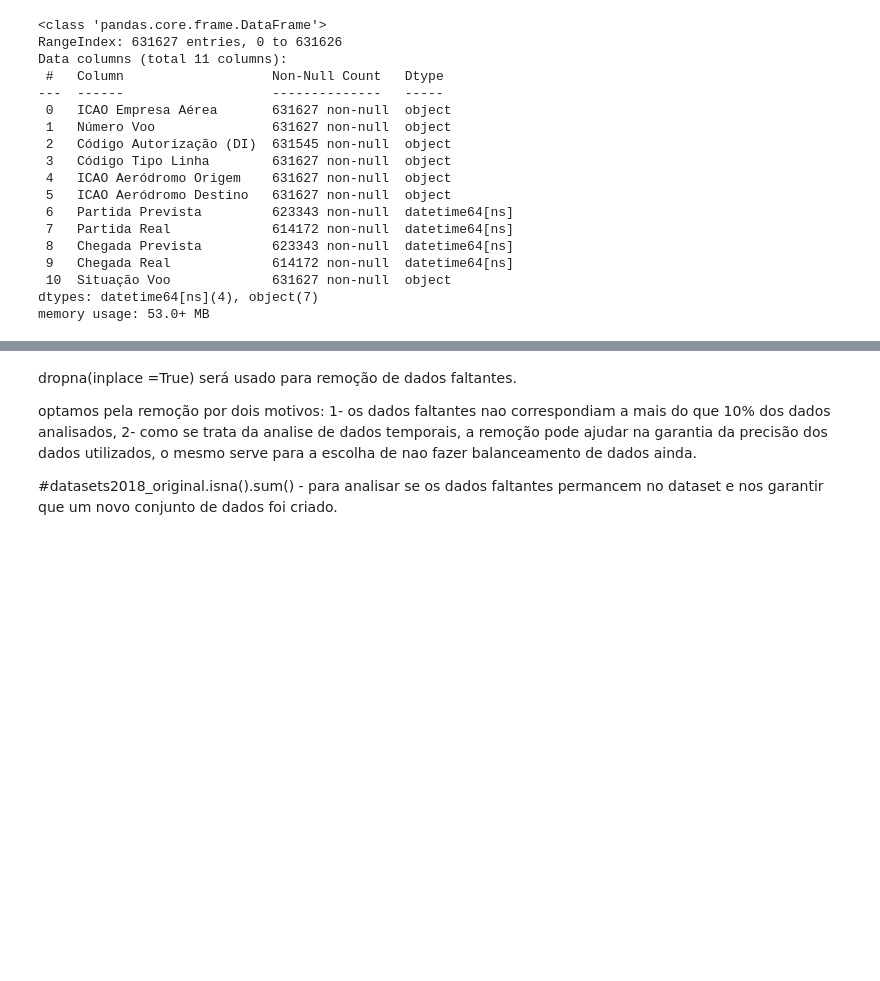
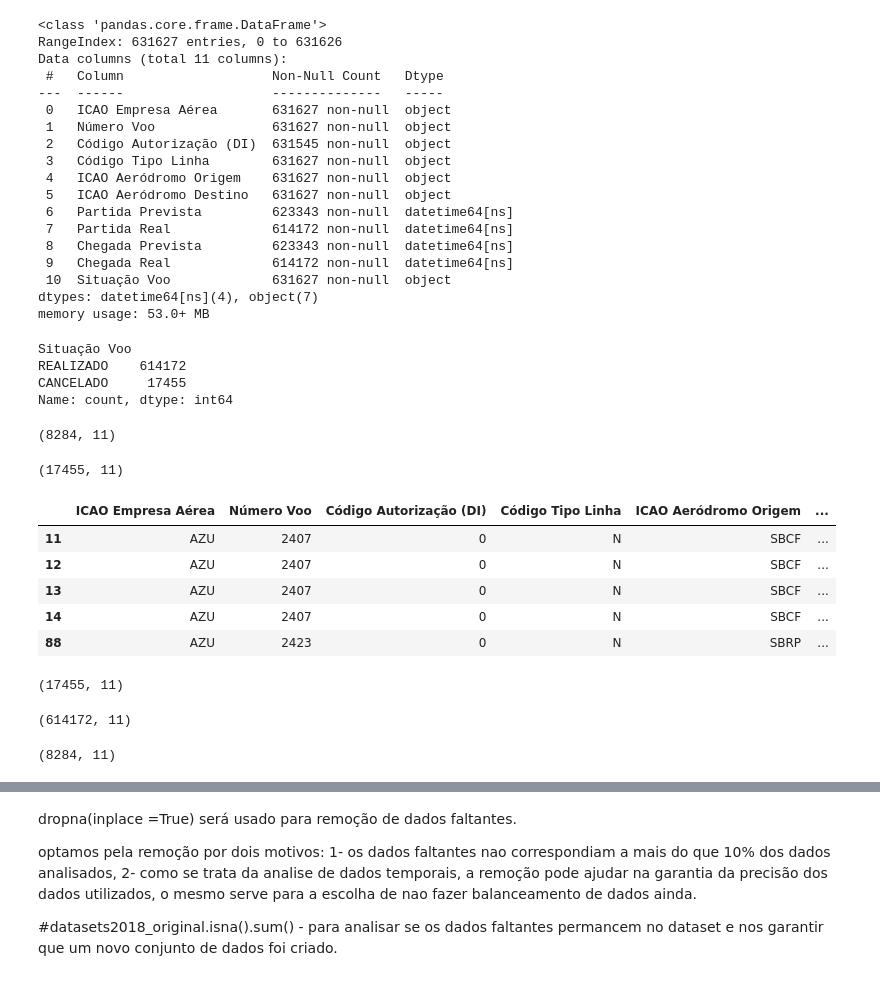
Before and after one commit to franciscojosecvrl/PortifolioDeDados, a Jupyter notebook: aquisicao_de_dados.ipynb, the cells around one changed output, grey strips where cells are left out. Cells and saved outputs as stored; diff of their text form; code cells hidden in the pictures; blank space fills up the shorter version.

```diff
--- a/aquisicao_de_dados.ipynb
+++ b/aquisicao_de_dados.ipynb
@@ -210,3 +196,31 @@ Data columns (total 11 columns):
  10  Situação Voo             631627 non-null  object
 dtypes: datetime64[ns](4), object(7)
 memory usage: 53.0+ MB
+# %%
+datasets_voos_2018["Situação Voo"].value_counts()
+# %% [output]
+Situação Voo
+REALIZADO    614172
+CANCELADO     17455
+Name: count, dtype: int64
+# %%
+datasets_voos_2018[(datasets_voos_2018["Partida Prevista"].isnull()) & (datasets_voos_2018["Chegada Prevista"].isnull())].shape
+# %% [output]
+(8284, 11)
+# %%
+datasets_voos_2018[(datasets_voos_2018["Partida Real"].isnull()) & (datasets_voos_2018["Chegada Real"].isnull())& (datasets_voos_2018['Situação Voo']== 'CANCELADO')].shape
+# %% [output]
+(17455, 11)
+# %%
+datasets_voos_2018[datasets_voos_2018['Situação Voo']== 'CANCELADO'].head()
+# %% [output]
+|  | ICAO Empresa Aérea | Número Voo | Código Autorização (DI) | Código Tipo Linha | ICAO Aeródromo Origem | ... |
+| 11 | AZU | 2407 | 0 | N | SBCF | ... |
+| 12 | AZU | 2407 | 0 | N | SBCF | ... |
+| 13 | AZU | 2407 | 0 | N | SBCF | ... |
+| 14 | AZU | 2407 | 0 | N | SBCF | ... |
+| 88 | AZU | 2423 | 0 | N | SBRP | ... |
+# %%
+datasets_voos_2018[datasets_voos_2018["Chegada Real"].isnull()].shape
+# %% [output]
+(17455, 11)
@@ -212,0 +230,8 @@ memory usage: 53.0+ MB
+# %%
+datasets_voos_2018.shape
+# %% [output]
+(614172, 11)
+# %%
+datasets_voos_2018[(datasets_voos_2018["Partida Prevista"].isnull()) & (datasets_voos_2018["Chegada Prevista"].isnull())].shape
+# %% [output]
+(8284, 11)
```
Also changed, not shown: parts of 12 cells of this notebook.
